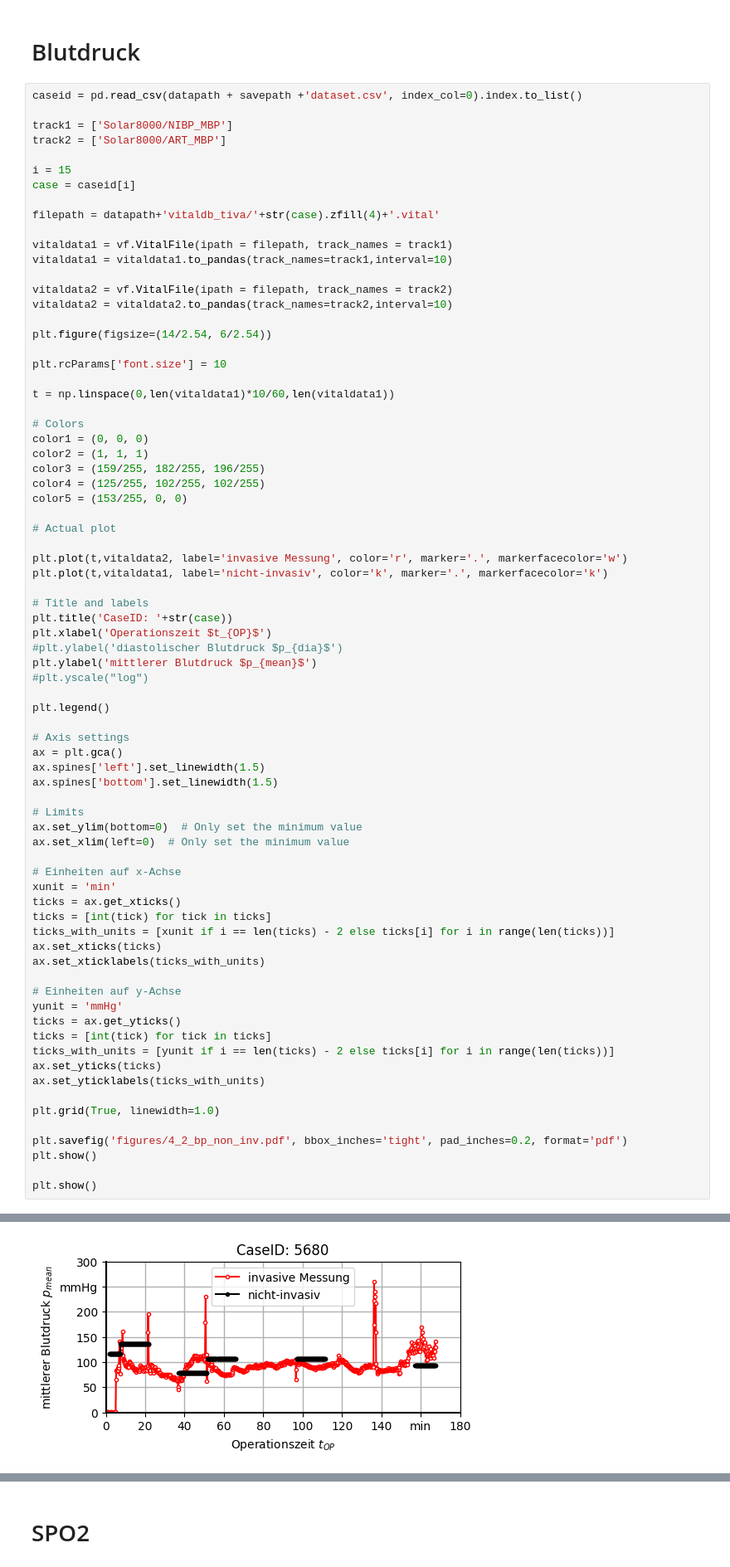
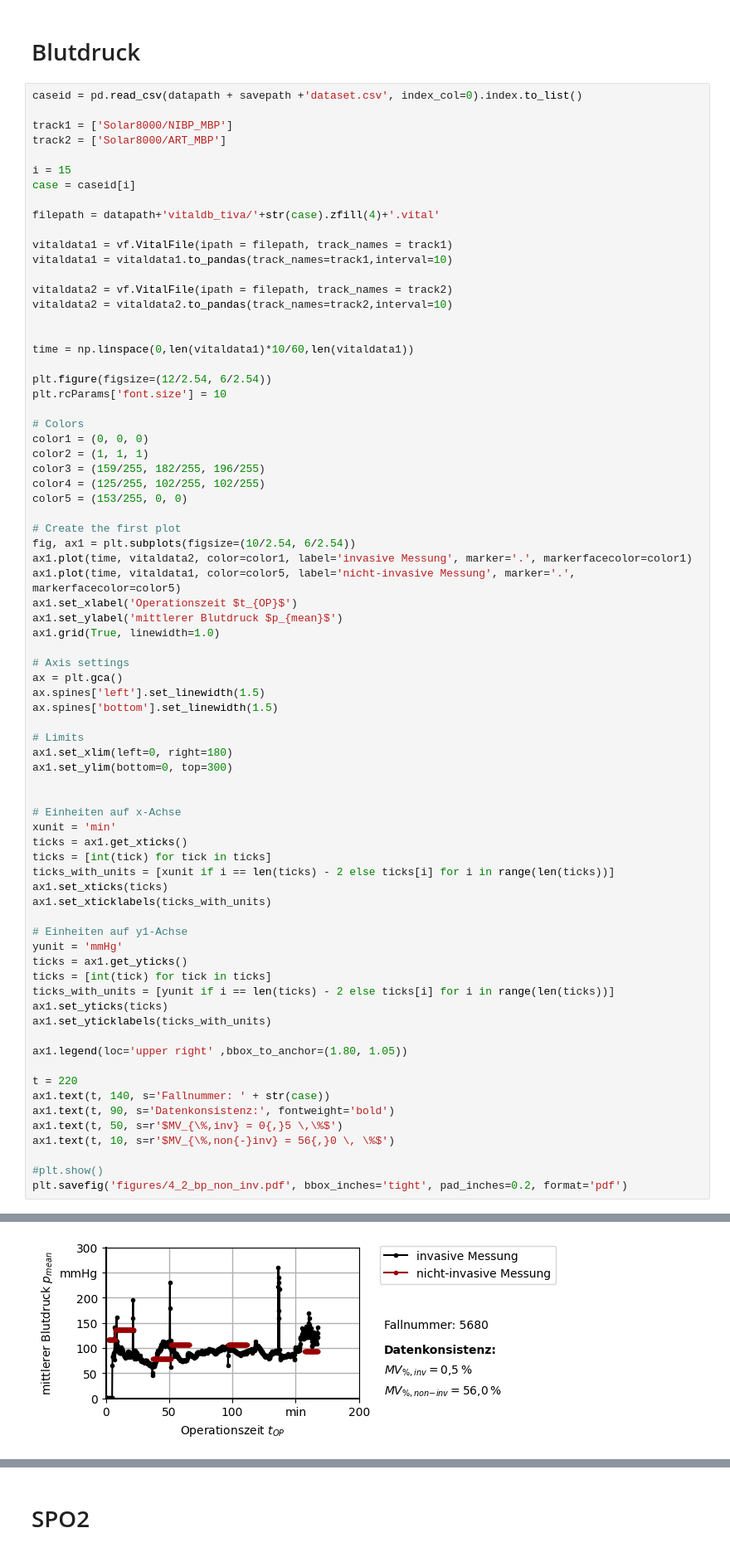
Before and after one commit to naderinho/anesthesia_anomaly_detection, a Jupyter notebook: 03_vital_filter.ipynb, the cells around one changed output, grey strips where cells are left out. Shown at 83% size. Drawn from its saved outputs; the diff is of its cells as text.

```diff
--- a/03_vital_filter.ipynb
+++ b/03_vital_filter.ipynb
@@ -200,11 +199,11 @@ vitaldata1 = vitaldata1.to_pandas(track_names=track1,interval=10)
 vitaldata2 = vf.VitalFile(ipath = filepath, track_names = track2)
 vitaldata2 = vitaldata2.to_pandas(track_names=track2,interval=10)
 
-plt.figure(figsize=(14/2.54, 6/2.54))
 
+time = np.linspace(0,len(vitaldata1)*10/60,len(vitaldata1))
+
+plt.figure(figsize=(12/2.54, 6/2.54))
 plt.rcParams['font.size'] = 10
-
-t = np.linspace(0,len(vitaldata1)*10/60,len(vitaldata1))
 
 # Colors
 color1 = (0, 0, 0)
@@ -213,19 +212,13 @@ color3 = (159/255, 182/255, 196/255)
 color4 = (125/255, 102/255, 102/255)
 color5 = (153/255, 0, 0)
 
-# Actual plot
-
-plt.plot(t,vitaldata2, label='invasive Messung', color='r', marker='.', markerfacecolor='w')
-plt.plot(t,vitaldata1, label='nicht-invasiv', color='k', marker='.', markerfacecolor='k')
-
-# Title and labels
-plt.title('CaseID: '+str(case))
-plt.xlabel('Operationszeit $t_{OP}$')
-#plt.ylabel('diastolischer Blutdruck $p_{dia}$')
-plt.ylabel('mittlerer Blutdruck $p_{mean}$')
-#plt.yscale("log")
-
-plt.legend()
+# Create the first plot
+fig, ax1 = plt.subplots(figsize=(10/2.54, 6/2.54))
+ax1.plot(time, vitaldata2, color=color1, label='invasive Messung', marker='.', markerfacecolor=color1)
+ax1.plot(time, vitaldata1, color=color5, label='nicht-invasive Messung', marker='.', markerfacecolor=color5)
+ax1.set_xlabel('Operationszeit $t_{OP}$')
+ax1.set_ylabel('mittlerer Blutdruck $p_{mean}$')
+ax1.grid(True, linewidth=1.0)
 
 # Axis settings
 ax = plt.gca()
@@ -233,29 +226,34 @@ ax.spines['left'].set_linewidth(1.5)
 ax.spines['bottom'].set_linewidth(1.5)
 
 # Limits
-ax.set_ylim(bottom=0)  # Only set the minimum value
-ax.set_xlim(left=0)  # Only set the minimum value
+ax1.set_xlim(left=0, right=180)
+ax1.set_ylim(bottom=0, top=300)
+
 
 # Einheiten auf x-Achse
 xunit = 'min'
-ticks = ax.get_xticks()
+ticks = ax1.get_xticks()
 ticks = [int(tick) for tick in ticks]
 ticks_with_units = [xunit if i == len(ticks) - 2 else ticks[i] for i in range(len(ticks))]
-ax.set_xticks(ticks)
-ax.set_xticklabels(ticks_with_units)
+ax1.set_xticks(ticks)
+ax1.set_xticklabels(ticks_with_units)
 
-# Einheiten auf y-Achse
+# Einheiten auf y1-Achse
 yunit = 'mmHg'
-ticks = ax.get_yticks()
+ticks = ax1.get_yticks()
 ticks = [int(tick) for tick in ticks]
 ticks_with_units = [yunit if i == len(ticks) - 2 else ticks[i] for i in range(len(ticks))]
-ax.set_yticks(ticks)
-ax.set_yticklabels(ticks_with_units)
+ax1.set_yticks(ticks)
+ax1.set_yticklabels(ticks_with_units)
 
-plt.grid(True, linewidth=1.0)
+ax1.legend(loc='upper right' ,bbox_to_anchor=(1.80, 1.05))
 
+t = 220
+ax1.text(t, 140, s='Fallnummer: ' + str(case))
+ax1.text(t, 90, s='Datenkonsistenz:', fontweight='bold')
+ax1.text(t, 50, s=r'$MV_{\%,inv} = 0{,}5 \,\%$')
+ax1.text(t, 10, s=r'$MV_{\%,non{-}inv} = 56{,}0 \, \%$')
+
+#plt.show()
 plt.savefig('figures/4_2_bp_non_inv.pdf', bbox_inches='tight', pad_inches=0.2, format='pdf')
-plt.show()
-
-plt.show()
 # %% [output]
@@ -262,4 +261,4 @@ plt.show()
-[figure, old version]
+[figure, new version]
 # %%
 ### Nichtinvasive Blutdruckmessung unbrauchbar
 caseid = pd.read_csv(datapath + savepath +'dataset.csv', index_col=0).index.to_list()
```
Also changed, not shown: parts of 5 cells of this notebook.
